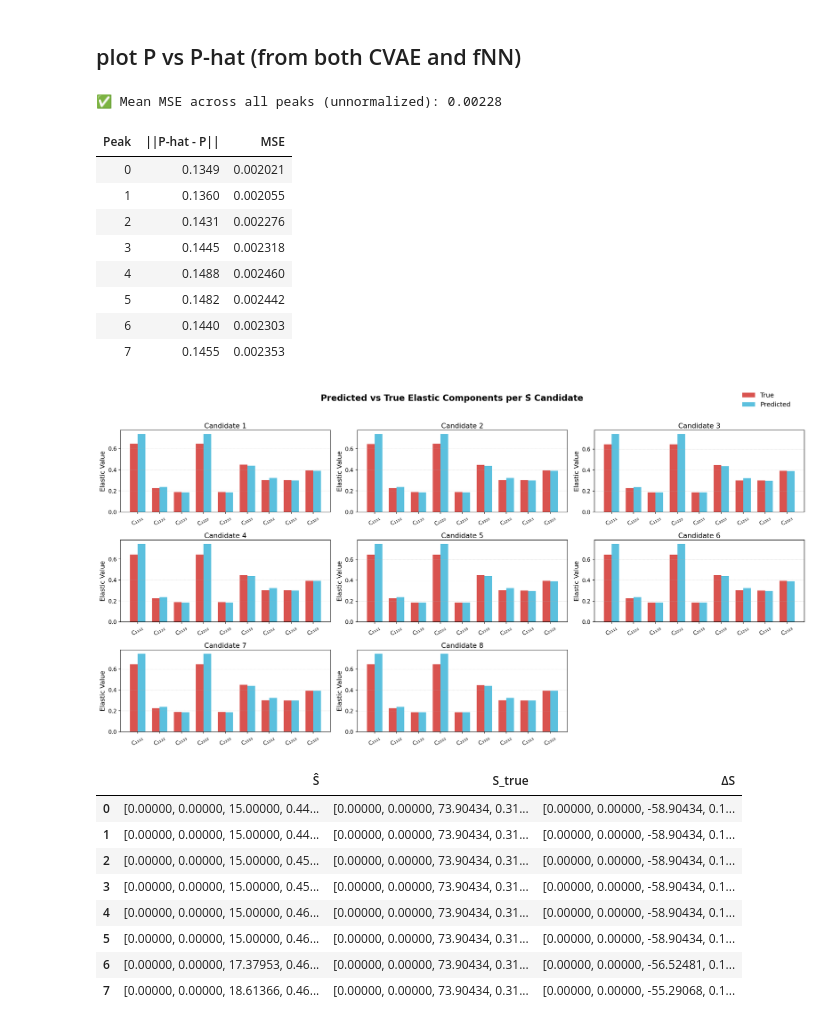
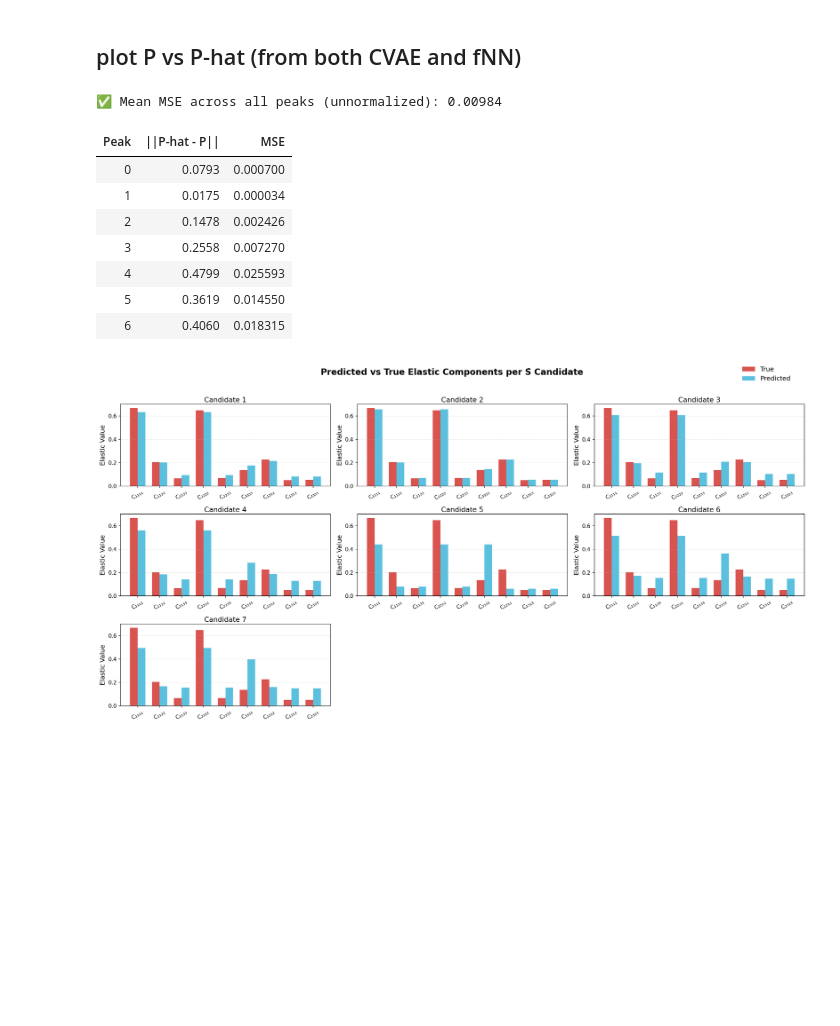
Before and after one commit to ellielin23/inverse_design_spinodoids, a Jupyter notebook: spinodoid_cvae/evaluate.ipynb, the cells around one changed output. Saved outputs shown, nothing was run; the diff lists cells and outputs as text; code cells hidden in the pictures; blank space fills up the shorter version.

```diff
--- a/spinodoid_cvae/evaluate.ipynb
+++ b/spinodoid_cvae/evaluate.ipynb
@@ -173,8 +184,7 @@ S_hat_peaks, probs, counts = sort_peaks_by_empirical_probability(S_hats, S_hat_p
 # %%
+# === enforce theta domain and filter S candidates ===
 from utils.evaluate_utils.structure_constraints import *
-
-# === enforce theta domain and filter S candidates ===
-S_hat_peaks = enforce_theta_domain(S_hat_peaks)
-S_hat_peaks = filter_S_candidates(S_hat_peaks)
-print(f"✅ Filtered peaks count: {len(S_hat_peaks)}")
+S_hat_peaks_unnorm = enforce_theta_domain(S_hat_peaks_unnorm)
+S_hat_peaks_unnnorm = filter_S_candidates(S_hat_peaks_unnorm)
+print(f"✅ Filtered peaks count: {len(S_hat_peaks_unnorm)}")
 # %% [output]
@@ -212,68 +221,28 @@ output.compare_top_k_S_peaks(S_hat_peaks, S_true, k=len(S_hat_peaks))
 # %% [markdown]
 ## plot P vs P-hat (from both CVAE and fNN)
 # %%
-# === evaluate peaks and get metrics (still in normalized space) ===
-P_true_original = P_true  # keep original shape
+# === evaluate peaks and get metrics ===
 P_true = np.array(P_true).flatten()  # flatten for plotting
-P_preds, errors, mses, df_peaks, C_preds = output.evaluate_peaks(
-    S_hat_peaks, P_true, fNN, P_mean, P_std
-)
-
-P_true_unnorm = P_true * P_std + P_mean
+P_preds, errors, mses, df_peaks, C_preds = output.evaluate_peaks(S_hat_peaks_unnorm, P_true, fNN)
 
 # === compute MSE manually on unnormalized values ===
 mean_mse = np.mean(mses)
-output.plot_all_P_preds_vs_true(P_preds, P_true_unnorm)
+output.plot_all_P_preds_vs_true(P_preds, P_true)
 # output.plot_all_P_preds_vs_true_with_fNN_uncertainty(P_preds, P_true_unnorm, S_true, fNN, P_std, P_mean)
 
 # === visualize each component seperately ===
 # output.plot_per_component_bars(P_preds, P_true, P_mean, P_std)
-
-import pandas as pd
-
-def format_array(arr, precision=5):
-    return "[" + ", ".join(f"{x:.{precision}f}" for x in arr) + "]"
-
-def make_candidate_table(S_hat_peaks, S_true):
-    """
-    Create a pretty df showing each Ŝ, the true S, and ΔS.
-    """
-    rows = []
-    for S_hat in S_hat_peaks:
-        delta = S_hat - S_true
-        rows.append({
-            "Ŝ": format_array(S_hat),
-            "S_true": format_array(S_true),
-            "ΔS": format_array(delta)
-        })
-    df = pd.DataFrame(rows)
-    return df
-
-# === usage ===
-df_candidates = make_candidate_table(S_hat_peaks, S_true)
-from IPython.display import display
-display(df_candidates)
 # %% [output]
-✅ Mean MSE across all peaks (unnormalized): 0.00228
+✅ Mean MSE across all peaks (unnormalized): 0.00984
 | Peak | ||P-hat - P|| | MSE |
-| 0 | 0.1349 | 0.002021 |
-| 1 | 0.1360 | 0.002055 |
-| 2 | 0.1431 | 0.002276 |
-| 3 | 0.1445 | 0.002318 |
-| 4 | 0.1488 | 0.002460 |
-| 5 | 0.1482 | 0.002442 |
-| 6 | 0.1440 | 0.002303 |
-| 7 | 0.1455 | 0.002353 |
+| 0 | 0.0793 | 0.000700 |
+| 1 | 0.0175 | 0.000034 |
+| 2 | 0.1478 | 0.002426 |
+| 3 | 0.2558 | 0.007270 |
+| 4 | 0.4799 | 0.025593 |
+| 5 | 0.3619 | 0.014550 |
+| 6 | 0.4060 | 0.018315 |
-[figure, old version]
+[figure, new version]
-|  | Ŝ | S_true | ΔS |
-| 0 | [0.00000, 0.00000, 15.00000, 0.44... | [0.00000, 0.00000, 73.90434, 0.31... | [0.00000, 0.00000, -58.90434, 0.1... |
-| 1 | [0.00000, 0.00000, 15.00000, 0.44... | [0.00000, 0.00000, 73.90434, 0.31... | [0.00000, 0.00000, -58.90434, 0.1... |
-| 2 | [0.00000, 0.00000, 15.00000, 0.45... | [0.00000, 0.00000, 73.90434, 0.31... | [0.00000, 0.00000, -58.90434, 0.1... |
-| 3 | [0.00000, 0.00000, 15.00000, 0.45... | [0.00000, 0.00000, 73.90434, 0.31... | [0.00000, 0.00000, -58.90434, 0.1... |
-| 4 | [0.00000, 0.00000, 15.00000, 0.46... | [0.00000, 0.00000, 73.90434, 0.31... | [0.00000, 0.00000, -58.90434, 0.1... |
-| 5 | [0.00000, 0.00000, 15.00000, 0.46... | [0.00000, 0.00000, 73.90434, 0.31... | [0.00000, 0.00000, -58.90434, 0.1... |
-| 6 | [0.00000, 0.00000, 17.37953, 0.46... | [0.00000, 0.00000, 73.90434, 0.31... | [0.00000, 0.00000, -56.52481, 0.1... |
-| 7 | [0.00000, 0.00000, 18.61366, 0.46... | [0.00000, 0.00000, 73.90434, 0.31... | [0.00000, 0.00000, -55.29068, 0.1... |
 # %%
 from utils.evaluate_utils.error import compute_tensor_error
 
```
Also changed, not shown: parts of 11 cells of this notebook, 27 other files.
